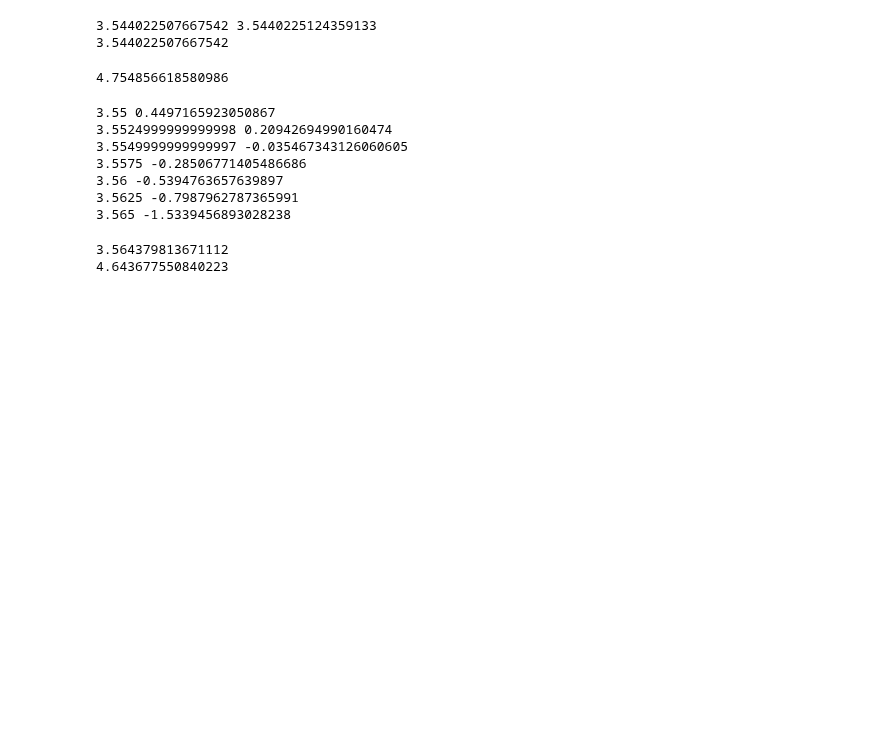
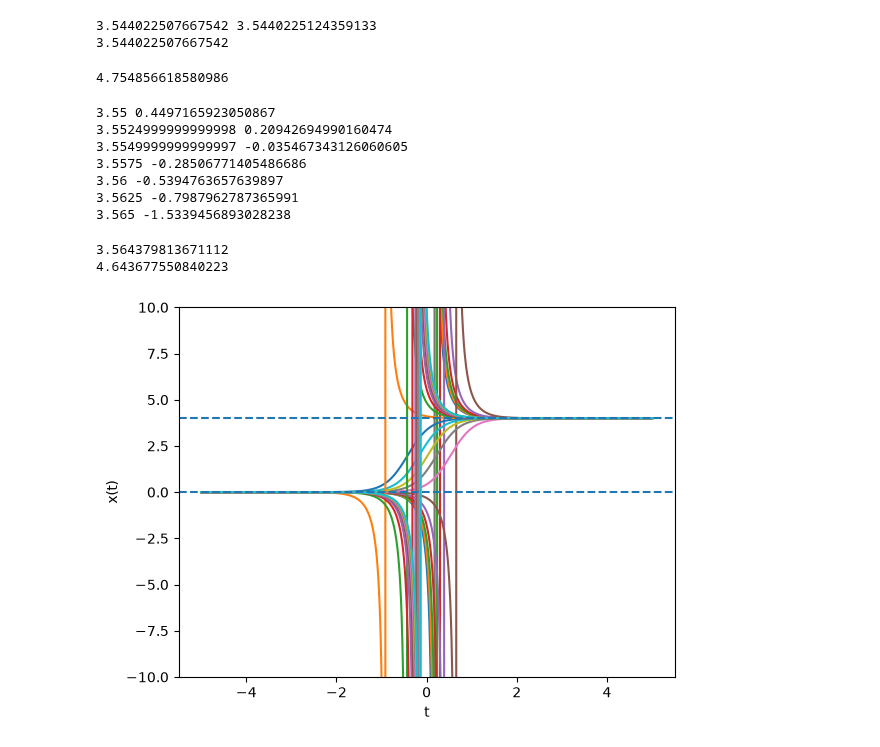
Before and after one commit to Atatahuri/Consciousness-Project, a Jupyter notebook: week02/Period_Doubling.ipynb, the cells around one changed output. Saved outputs shown, nothing was run; the diff lists cells and outputs as text; code cells hidden in the pictures; blank space fills up the shorter version.

```diff
--- a/week02/Period_Doubling.ipynb
+++ b/week02/Period_Doubling.ipynb
@@ -333,3 +333,25 @@ print((r3 - r2)/(r4-r3))
 # %% [output]
 3.564379813671112
 4.643677550840223
+# %%
+import matplotlib.pyplot as plt
+import numpy as np
+
+def logistic_solution(x0, t, M):
+    return (M*x0) / ((M-x0)*np.exp(-4*t) + x0)
+
+taxis = np.linspace(-5, 5, 2000)
+initial = np.linspace(-4, 10, 20)
+
+for x0 in initial:
+    y = logistic_solution(x0, taxis, 4)
+    plt.plot(taxis, y)
+
+plt.axhline(0, linestyle="--")
+plt.axhline(4, linestyle="--")
+plt.xlabel("t")
+plt.ylabel("x(t)")
+plt.ylim(-10, 10)
+plt.show()
+# %% [output]
+[figure, added]
```
Also changed, not shown: parts of 1 cell of this notebook, 1 other file.
